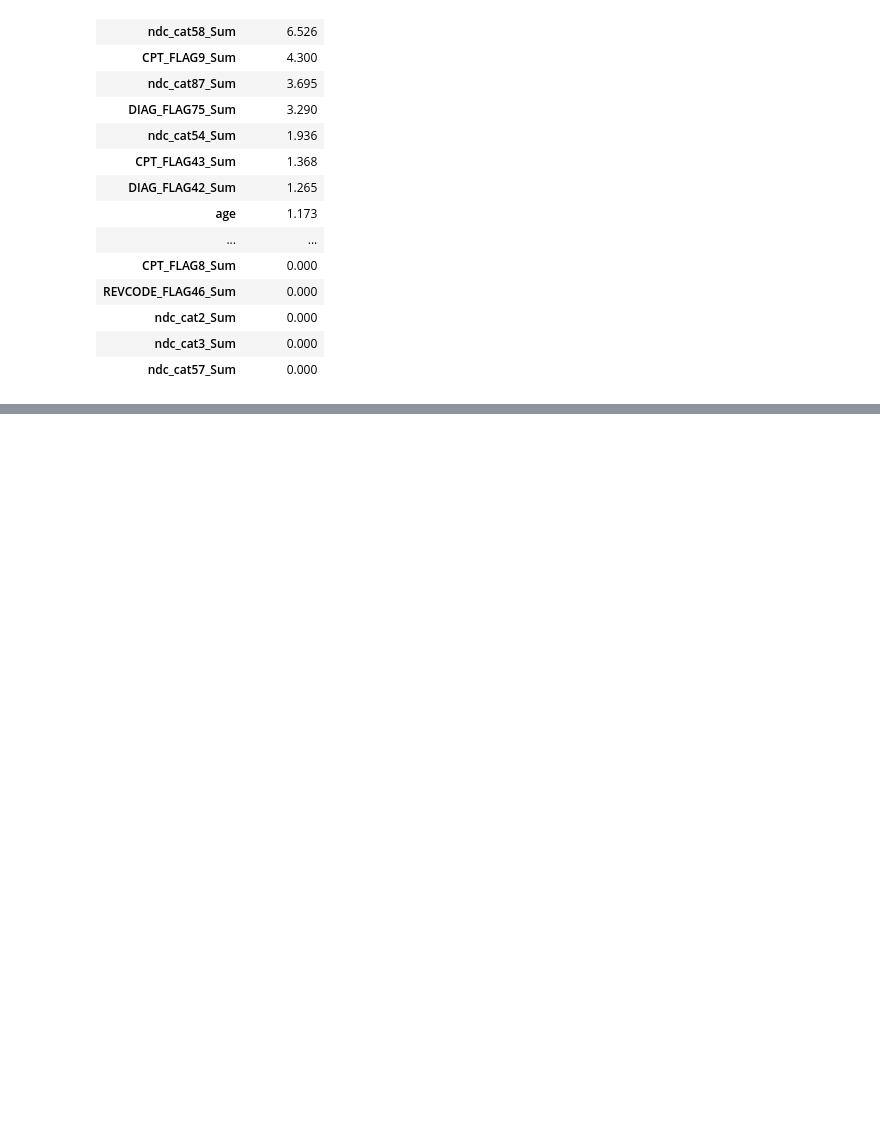
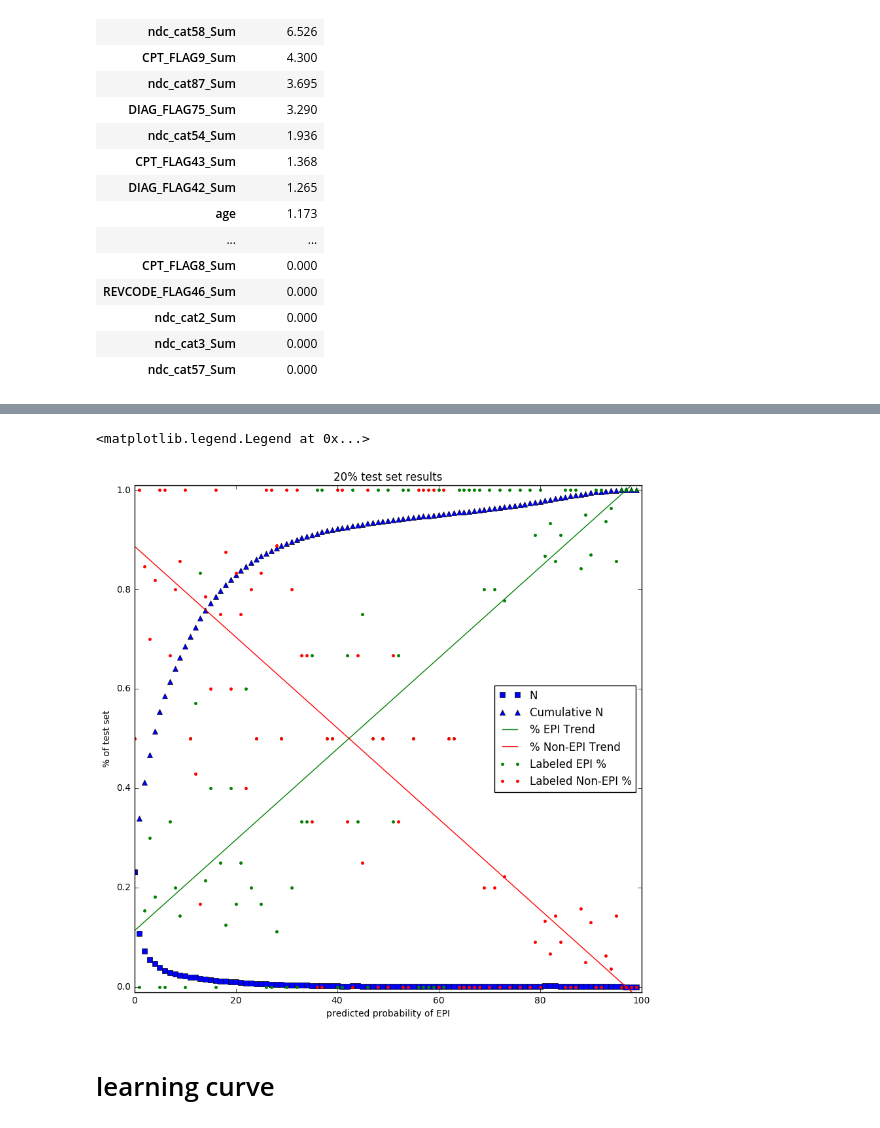
Before and after one commit to milliman/EPI_Machine_Learning, a Jupyter notebook: Large Search Nested Cross Repeated Random Sub-Sampling.ipynb, the cells around one changed output, grey strips where cells are left out. Saved outputs shown, nothing was run; the diff lists cells and outputs as text; code cells hidden in the pictures; blank space fills up the shorter version.

```diff
--- a/Large Search Nested Cross Repeated Random Sub-Sampling.ipynb
+++ b/Large Search Nested Cross Repeated Random Sub-Sampling.ipynb
@@ -301,0 +473,10 @@ importance.round(5) * 100
+# %%
+percentile_df = percentile_df.ffill()
+# %%
+tp = np.polyfit(x=percentile_df.index.values.astype(int), y=percentile_df.true_pos_pct, deg=1)
+tpp = np.poly1d(tp)
+percentile_df['tp_trendline'] = tpp(percentile_df.index.values.astype(int))
+# %%
+tn = np.polyfit(x=percentile_df.index.values.astype(int), y=percentile_df.true_neg_pct, deg=1)
+tnp = np.poly1d(tn)
+percentile_df['tn_trendline'] = tnp(percentile_df.index.values.astype(int))
@@ -301,0 +485,21 @@ importance.round(5) * 100
+# %%
+df = percentile_df
+x_axis = df.index.values.astype(int)
+# %%
+plt.figure(figsize=(10,10))
+plt.plot(x_axis, df.pct_of_total, 'bs', label='N')
+plt.plot(x_axis, df.cum_pct_of_total, 'b^', label='Cumulative N')
+plt.plot(x_axis, df.tp_trendline, 'g-', label='% EPI Trend')
+plt.plot(x_axis, df.tn_trendline, 'r-', label='% Non-EPI Trend')
+plt.plot(x_axis, df.true_pos_pct, 'g.', label='Labeled EPI %')
+plt.plot(x_axis, df.true_neg_pct, 'r.', label='Labeled Non-EPI %')
+plt.axis([0, 100, -0.01, 1.01])
+plt.ylabel('% of test set')
+plt.xlabel('predicted probability of EPI')
+plt.title('20% test set results')
+plt.legend(loc='right')
+# %% [output]
+<matplotlib.legend.Legend at 0x...>
+[figure, added]
+# %% [markdown]
+# learning curve
```
Also changed, not shown: parts of 34 cells of this notebook, 5 other files.
